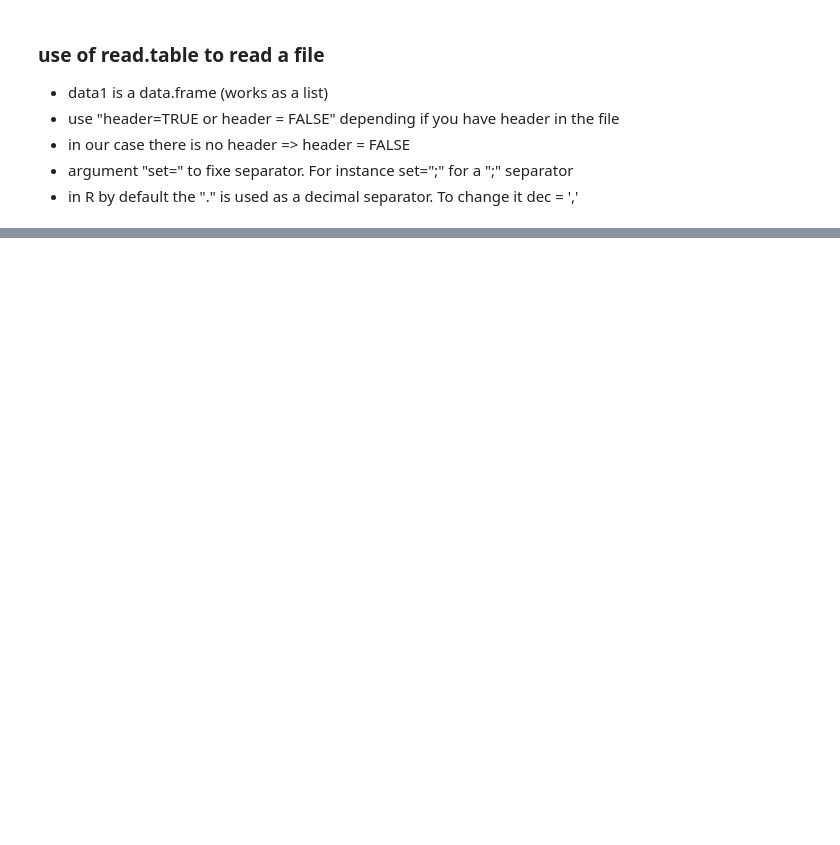
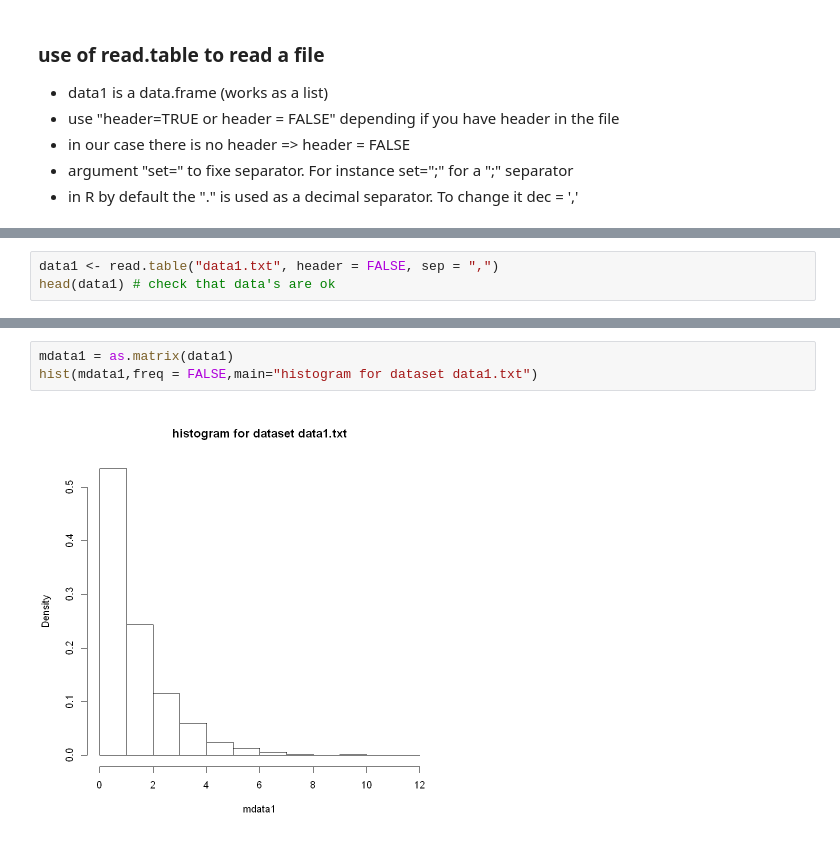
Before and after one commit to EricKiennemann/FSML2_R, a Jupyter notebook: R samples.ipynb, the cells around one changed output, grey strips where cells are left out. Cells and saved outputs as stored; diff of their text form; blank space fills up the shorter version.

```diff
--- a/R samples.ipynb
+++ b/R samples.ipynb
@@ -456,0 +258,3 @@ Warning message in Ops.factor(xf[4], xf[1]):
+# %%
+data1 <- read.table("data1.txt", header = FALSE, sep = ",")
+head(data1) # check that data's are ok
@@ -456,0 +288,5 @@ Warning message in Ops.factor(xf[4], xf[1]):
+# %%
+mdata1 = as.matrix(data1)
+hist(mdata1,freq = FALSE,main="histogram for dataset data1.txt")
+# %% [output]
+[figure, added]
```
Also changed, not shown: parts of 73 cells of this notebook, 4 other files.
